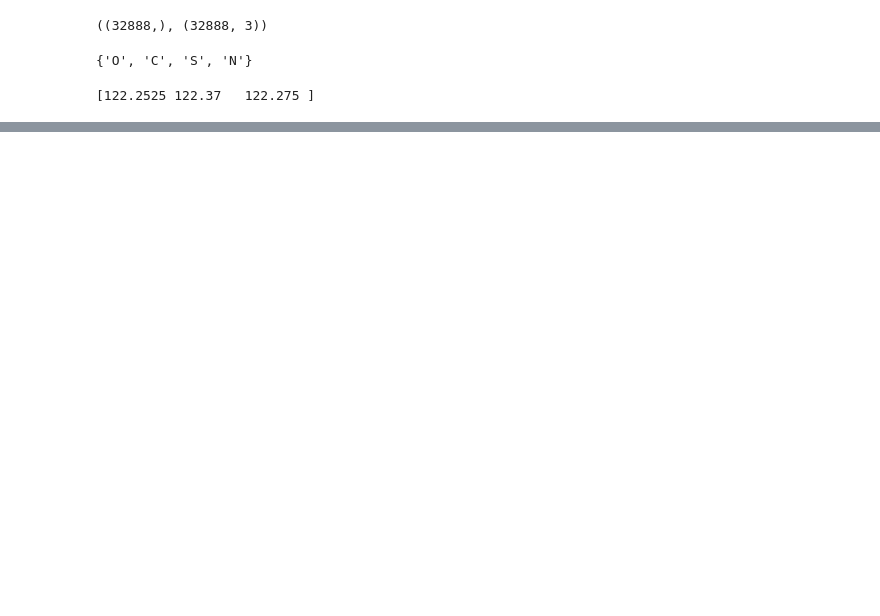
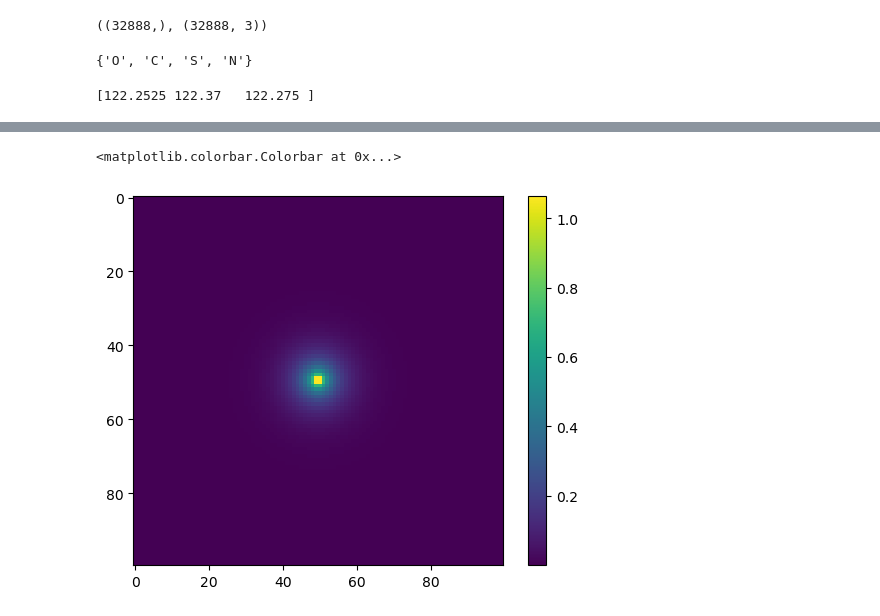
Before and after one commit to joelyeois/specter, a Jupyter notebook: pdb2mrc.ipynb, the cells around one changed output, grey strips where cells are left out. Saved outputs shown, nothing was run; the diff lists cells and outputs as text; code cells hidden in the pictures; blank space fills up the shorter version.

```diff
--- a/pdb2mrc.ipynb
+++ b/pdb2mrc.ipynb
@@ -29,0 +66,6 @@ print(center)
+# %%
+plt.imshow(torch.sum(pot3d,0))
+plt.colorbar()
+# %% [output]
+<matplotlib.colorbar.Colorbar at 0x...>
+[figure, added]
```
Also changed, not shown: parts of 12 cells of this notebook, 8 other files.
